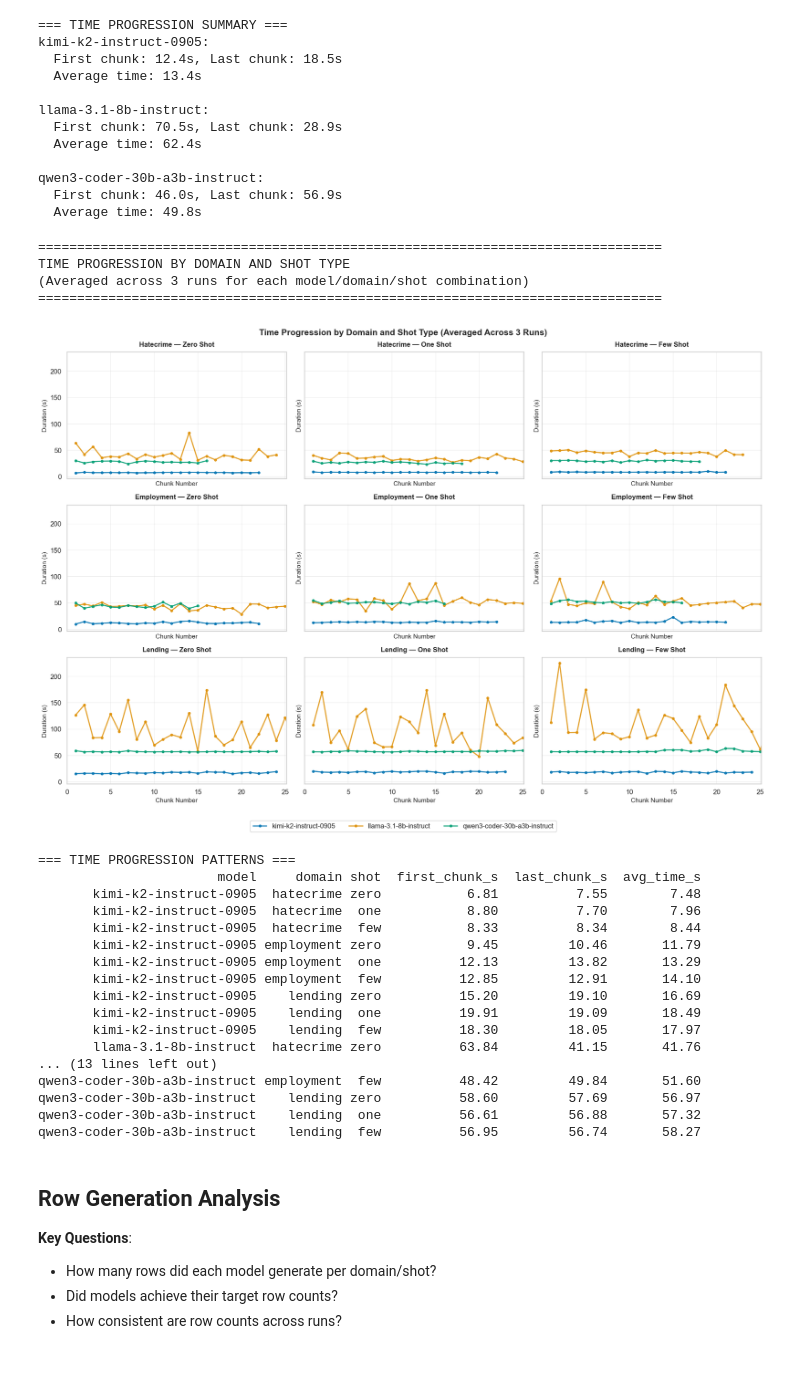
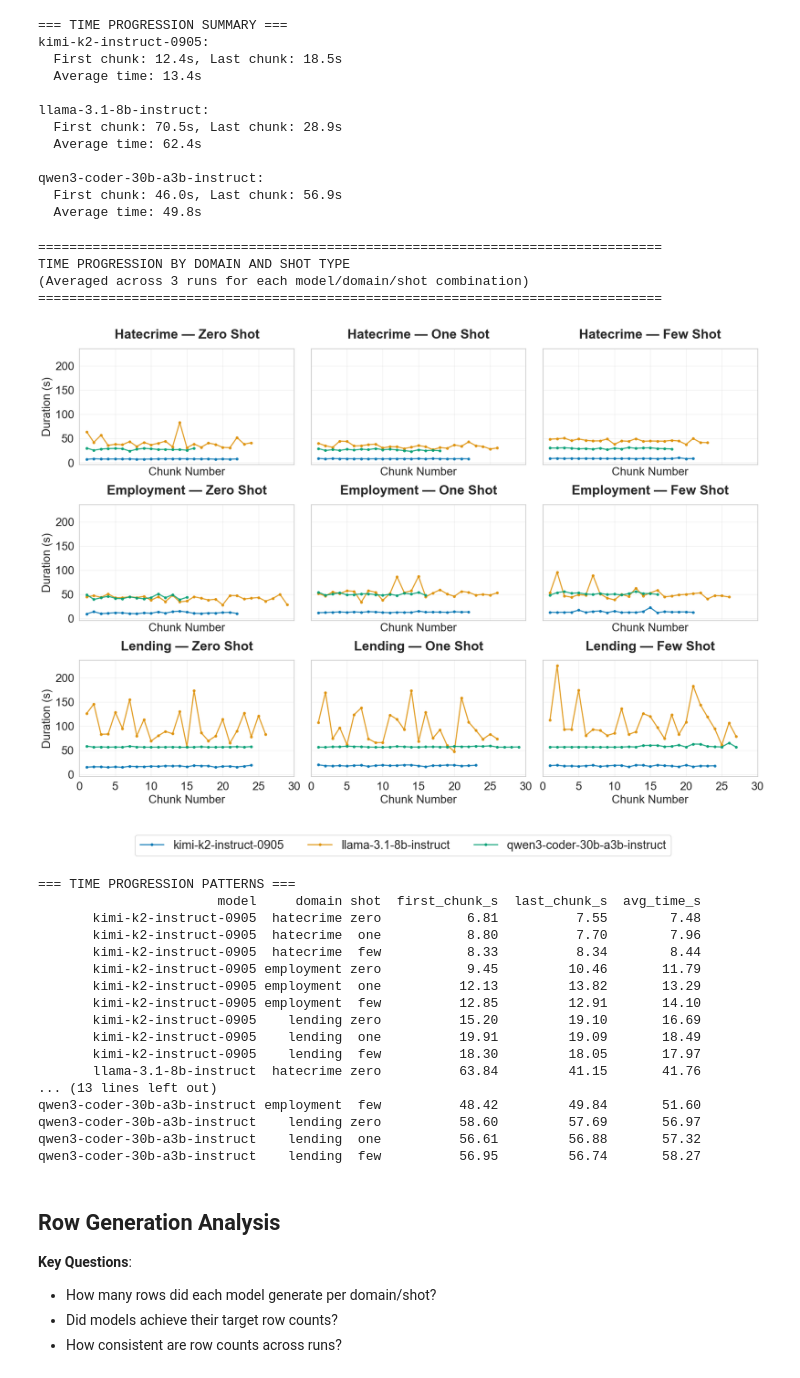
Before and after one commit to veronhoxha/master_thesis, a Jupyter notebook: notebooks/experiments/basic_details_analysis.ipynb, the cells around one changed output. Cells and saved outputs as stored; diff of their text form; code cells hidden in the pictures.

Commit message:
some plots updated

```diff
--- a/notebooks/experiments/basic_details_analysis.ipynb
+++ b/notebooks/experiments/basic_details_analysis.ipynb
@@ -205,13 +205,13 @@ qwen3-coder-30b-a3b-instruct:
   Average time: 49.8s
 # %%
 plt.rcParams.update({
-    'axes.titlesize': 12,
-    'axes.labelsize': 11,
-    'legend.fontsize': 12,
-    'xtick.labelsize': 12,
-    'ytick.labelsize': 12,
-    'figure.titlesize': 15,
-    'axes.titlepad': 10,
+    'axes.titlesize': 23,
+    'axes.labelsize': 20,
+    'legend.fontsize': 21,
+    'xtick.labelsize': 20,
+    'ytick.labelsize': 20,
+    'figure.titlesize': 30,
+    'axes.titlepad': 18,
 })
 
 if len(chunk_df) > 0:
@@ -258,17 +258,11 @@ if len(chunk_df) > 0:
 
                 ax.set_title(f'{domain.title()} — {shot.title()} Shot', weight='bold')
                 ax.set_xlabel('Chunk Number')
-                ax.set_ylabel('Duration (s)')
+                if col == 0:  # Only show y-axis label on first column (zero shot)
+                    ax.set_ylabel('Duration (s)')
                 ax.grid(True, which='major', alpha=0.3)
-                ax.set_xlim(left=0)
+                ax.set_xlim(left=0, right=30)
 
-                # total_chunks = len(domain_shot_data)
-                # ax.text(
-                #     0.02, 0.95, f'n={total_chunks}',
-                #     transform=ax.transAxes,
-                #     fontsize=8, va='top',
-                #     bbox=dict(boxstyle='round,pad=0.3', facecolor='white', alpha=0.6, edgecolor='none')
-                # )
             else:
                 ax.set_title(f'{domain.title()} — {shot.title()} Shot', weight='bold')
                 ax.text(
@@ -278,17 +272,17 @@ if len(chunk_df) > 0:
                 ax.set_xticks([])
                 ax.set_yticks([])
 
-    fig.suptitle(
-        "Time Progression by Domain and Shot Type (Averaged Across 3 Runs)",
-        weight='bold',
-        fontsize=15
-    )
+    # fig.suptitle(
+    #     "Time Progression by Domain and Shot Type (Averaged Across 3 Runs)",
+    #     weight='bold',
+    #     fontsize=15
+    # )
     handles, labels = ax.get_legend_handles_labels()
     fig.legend(
         handles, labels,
         ncol=len(labels),
         loc='lower center',
-        bbox_to_anchor=(0.5, -0.05),
+        bbox_to_anchor=(0.5, -0.10),
         frameon=True,
         framealpha=0.9
     )
@@ -312,34 +306,34 @@ if len(chunk_df) > 0:
                     chunk_timing = domain_shot_data.groupby('chunk_id')['duration_s'].mean()
                     if len(chunk_timing) > 1:
                         first_time = chunk_timing.iloc[0]
                         last_time = chunk_timing.iloc[-1]
                         avg_time = chunk_timing.mean()
 
                         progression_summary.append({
                             'model': model,
                             'domain': domain,
                             'shot': shot,
                             'first_chunk_s': first_time.round(2),
                             'last_chunk_s': last_time.round(2),
                             'avg_time_s': avg_time.round(2),
                         })
 
     if progression_summary:
         progression_df = pd.DataFrame(progression_summary)
         print(progression_df.to_string(index=False))
 
         progression_file = ANALYSIS_OUT_DIR / "time_progression_analysis.csv"
         progression_df.to_csv(progression_file, index=False)
     else:
         print("No time progression data available for analysis")
 else:
     print("No chunk data available for time progression analysis")
 # %% [output]
 ================================================================================
 TIME PROGRESSION BY DOMAIN AND SHOT TYPE
 (Averaged across 3 runs for each model/domain/shot combination)
 ================================================================================
-[figure, old version]
+[figure, new version]
 === TIME PROGRESSION PATTERNS ===
                        model     domain shot  first_chunk_s  last_chunk_s  avg_time_s
        kimi-k2-instruct-0905  hatecrime zero           6.81          7.55        7.48
```
Also changed, not shown: parts of 3 cells of this notebook.
